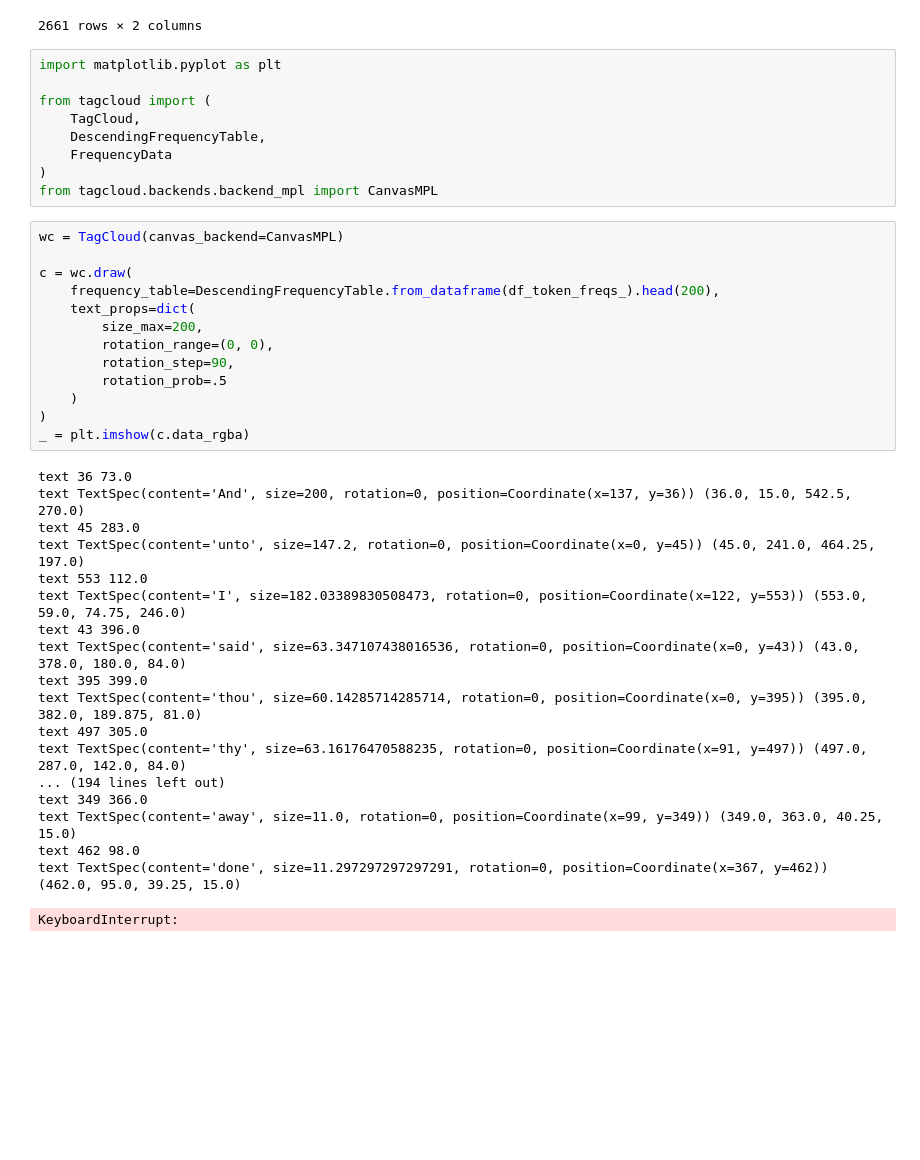
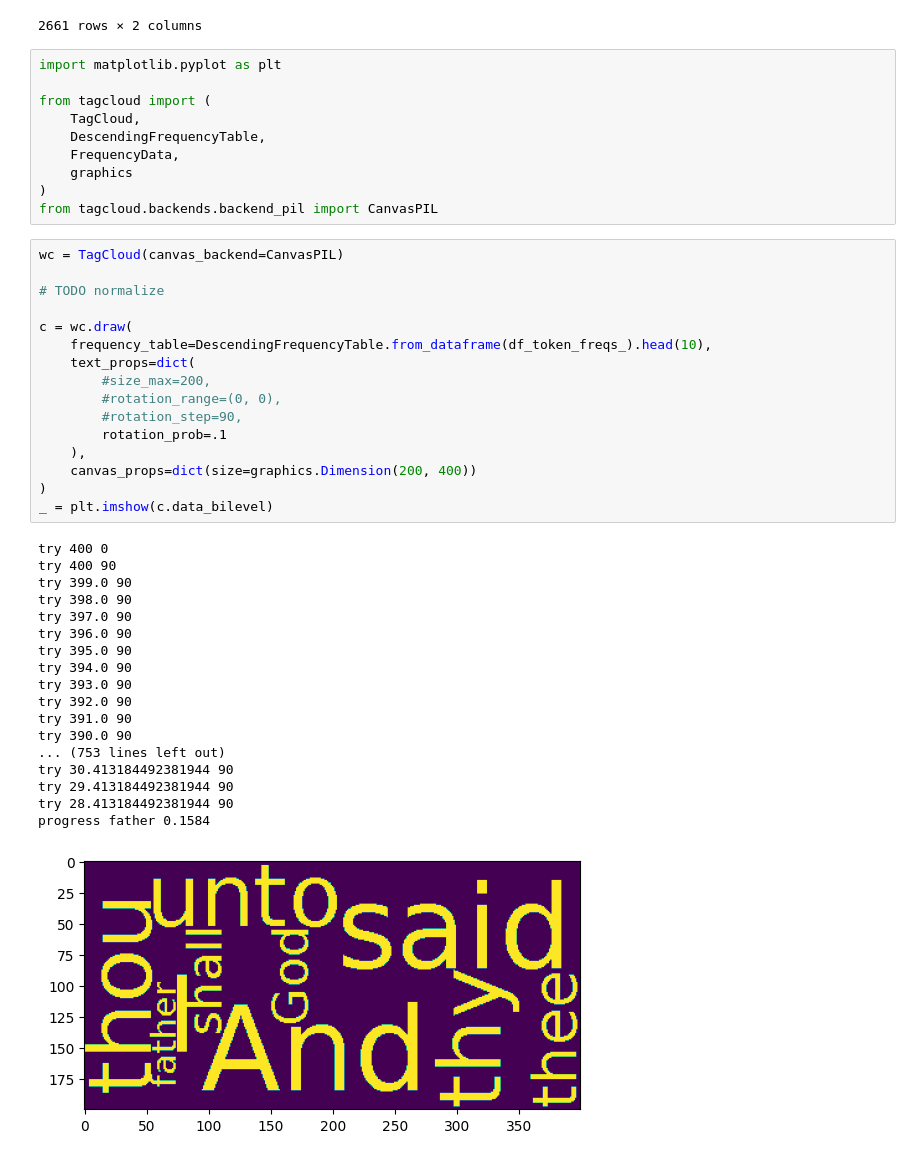
Before and after one commit to oakaigh/python-tagcloud, a Jupyter notebook: examples/nltk_corpus.ipynb, the cells around one changed output. Drawn from its saved outputs; the diff is of its cells as text; blank space fills up the shorter version.

```diff
--- a/examples/nltk_corpus.ipynb
+++ b/examples/nltk_corpus.ipynb
@@ -39,38 +39,42 @@ import matplotlib.pyplot as plt
 from tagcloud import (
     TagCloud,
     DescendingFrequencyTable,
-    FrequencyData
+    FrequencyData,
+    graphics
 )
-from tagcloud.backends.backend_mpl import CanvasMPL
+from tagcloud.backends.backend_pil import CanvasPIL
 # %%
-wc = TagCloud(canvas_backend=CanvasMPL)
+wc = TagCloud(canvas_backend=CanvasPIL)
+
+# TODO normalize
 
 c = wc.draw(
-    frequency_table=DescendingFrequencyTable.from_dataframe(df_token_freqs_).head(200),
+    frequency_table=DescendingFrequencyTable.from_dataframe(df_token_freqs_).head(10),
     text_props=dict(
-        size_max=200,
-        rotation_range=(0, 0),
-        rotation_step=90,
-        rotation_prob=.5
-    )
+        #size_max=200,
+        #rotation_range=(0, 0),
+        #rotation_step=90,
+        rotation_prob=.1
+    ),
+    canvas_props=dict(size=graphics.Dimension(200, 400))
 )
-_ = plt.imshow(c.data_rgba)
+_ = plt.imshow(c.data_bilevel)
 # %% [output]
-text 36 73.0
-text TextSpec(content='And', size=200, rotation=0, position=Coordinate(x=137, y=36)) (36.0, 15.0, 542.5, 270.0)
-text 45 283.0
-text TextSpec(content='unto', size=147.2, rotation=0, position=Coordinate(x=0, y=45)) (45.0, 241.0, 464.25, 197.0)
-text 553 112.0
-text TextSpec(content='I', size=182.03389830508473, rotation=0, position=Coordinate(x=122, y=553)) (553.0, 59.0, 74.75, 246.0)
-text 43 396.0
-text TextSpec(content='said', size=63.347107438016536, rotation=0, position=Coordinate(x=0, y=43)) (43.0, 378.0, 180.0, 84.0)
-text 395 399.0
-text TextSpec(content='thou', size=60.14285714285714, rotation=0, position=Coordinate(x=0, y=395)) (395.0, 382.0, 189.875, 81.0)
-text 497 305.0
-text TextSpec(content='thy', size=63.16176470588235, rotation=0, position=Coordinate(x=91, y=497)) (497.0, 287.0, 142.0, 84.0)
-... (194 lines left out)
-text 349 366.0
-text TextSpec(content='away', size=11.0, rotation=0, position=Coordinate(x=99, y=349)) (349.0, 363.0, 40.25, 15.0)
-text 462 98.0
-text TextSpec(content='done', size=11.297297297297291, rotation=0, position=Coordinate(x=367, y=462)) (462.0, 95.0, 39.25, 15.0)
+try 400 0
+try 400 90
+try 399.0 90
+try 398.0 90
+try 397.0 90
+try 396.0 90
+try 395.0 90
+try 394.0 90
+try 393.0 90
+try 392.0 90
+try 391.0 90
+try 390.0 90
+... (753 lines left out)
+try 30.413184492381944 90
+try 29.413184492381944 90
+try 28.413184492381944 90
+progress father 0.1584
-KeyboardInterrupt:
+[figure, added]
```
Also changed, not shown: parts of 3 cells of this notebook, 11 other files.
